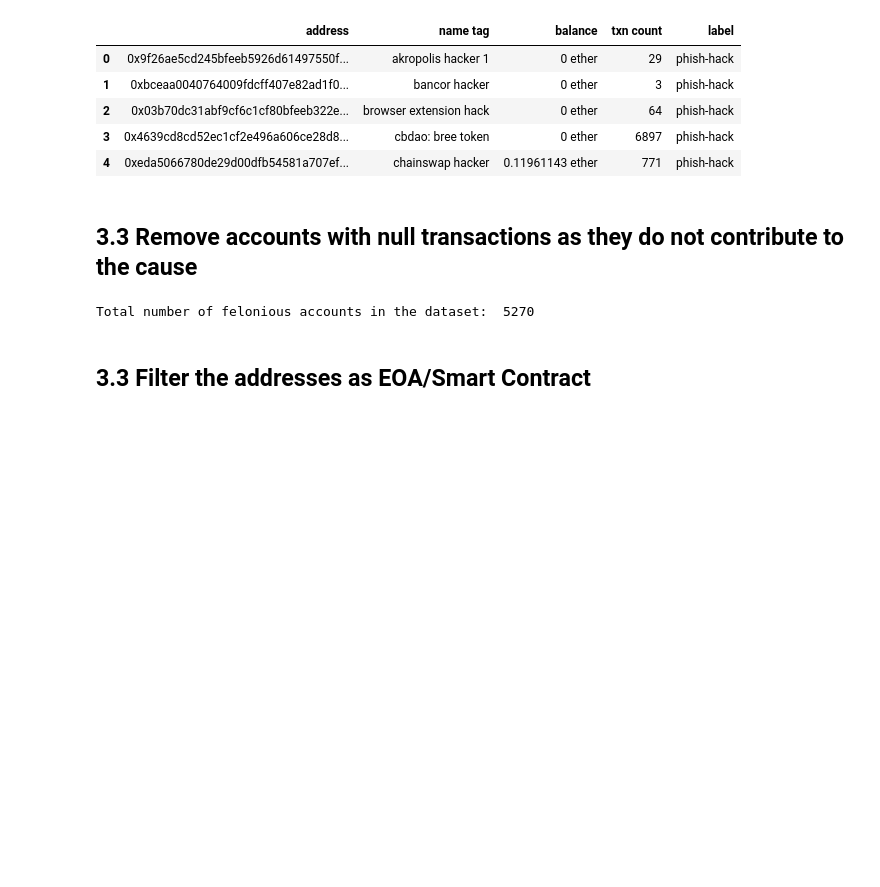
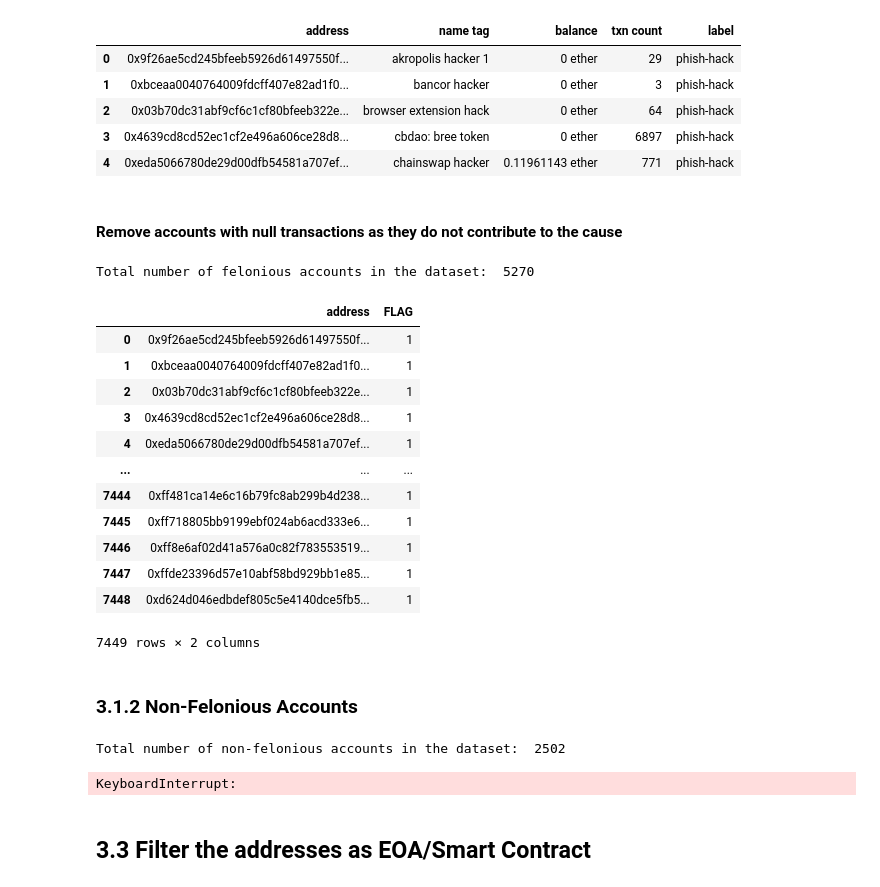
Before and after one commit to anjalisn4/fraud-detection-ethereum, a Jupyter notebook: code/code.ipynb, the cells around one changed output. Cells and saved outputs as stored; diff of their text form; code cells hidden in the pictures; blank space fills up the shorter version.

```diff
--- a/code/code.ipynb
+++ b/code/code.ipynb
@@ -37,6 +41,8 @@ from IPython.display import display
 # %%
 # constants
+
 invalid_data_path = '../data/invalid/invalid.csv'
+harvard_data_path = '../data/harvard-verse.csv'
 api_key = '8BPTQD7WQ9NK9IVRZHQEDIQMX4C6MDBQ3C'
 # %% [markdown]
 ## 3.1 Data Visualization
@@ -74,9 +82,38 @@ df2.head()
 | 3 | 0x4639cd8cd52ec1cf2e496a606ce28d8... | cbdao: bree token | 0 ether | 6897 | phish-hack |
 | 4 | 0xeda5066780de29d00dfb54581a707ef... | chainswap hacker | 0.11961143 ether | 771 | phish-hack |
 # %% [markdown]
-## 3.3 Remove accounts with null transactions as they do not contribute to the cause
+#### Remove accounts with null transactions as they do not contribute to the cause
 # %%
 df3 = df2.drop(df2[df2['txn count'] == 0].index)
 print("Total number of felonious accounts in the dataset: ",df3.shape[0])
 # %% [output]
 Total number of felonious accounts in the dataset:  5270
+# %%
+# final_df will hold all the accounts in the consideration( both felonious and non-felonious)
+final_df = df3
+final_df['FLAG']= '1'
+final_df.drop(['name tag', 'label','balance','txn count'], inplace=True, axis=1)
+
+df4 = pd.read_csv(harvard_data_path)
+df5 = df4.drop(df4[df4['FLAG'] == 0].index)
+
+result = [x for x in df5['Address']]
+for i in result:
+    final_df = final_df.append({'address': i, 'FLAG' : '1'}, ignore_index=True)
+final_df
+# %% [output]
+|  | address | FLAG |
+| 0 | 0x9f26ae5cd245bfeeb5926d61497550f... | 1 |
+| 1 | 0xbceaa0040764009fdcff407e82ad1f0... | 1 |
+| 2 | 0x03b70dc31abf9cf6c1cf80bfeeb322e... | 1 |
+| 3 | 0x4639cd8cd52ec1cf2e496a606ce28d8... | 1 |
+| 4 | 0xeda5066780de29d00dfb54581a707ef... | 1 |
+| ... | ... | ... |
+| 7444 | 0xff481ca14e6c16b79fc8ab299b4d238... | 1 |
+| 7445 | 0xff718805bb9199ebf024ab6acd333e6... | 1 |
+| 7446 | 0xff8e6af02d41a576a0c82f783553519... | 1 |
+| 7447 | 0xffde23396d57e10abf58bd929bb1e85... | 1 |
+| 7448 | 0xd624d046edbdef805c5e4140dce5fb5... | 1 |
+7449 rows × 2 columns
+# %% [markdown]
+### 3.1.2 Non-Felonious Accounts
@@ -83,3 +140,17 @@ Total number of felonious accounts in the dataset:  5270
+# %%
+# Load non-felonious accounts
+
+df4 = pd.read_csv(harvard_data_path)
+df5 = df4.drop(df4[df4['FLAG'] == 1].index)
+print("Total number of non-felonious accounts in the dataset: ",df5.shape[0])
+df5.head()
+
+for i in df5['Address'].values:
+    if(verify_non_felonious_accounts(i)):
+        final_df = final_df.append({'address': i, 'FLAG' : '0'}, ignore_index=True)
+# %% [output]
+Total number of non-felonious accounts in the dataset:  2502
+KeyboardInterrupt:
 # %% [markdown]
 ## 3.3 Filter the addresses as EOA/Smart Contract
 # %%
```
Also changed, not shown: parts of 16 cells of this notebook.
